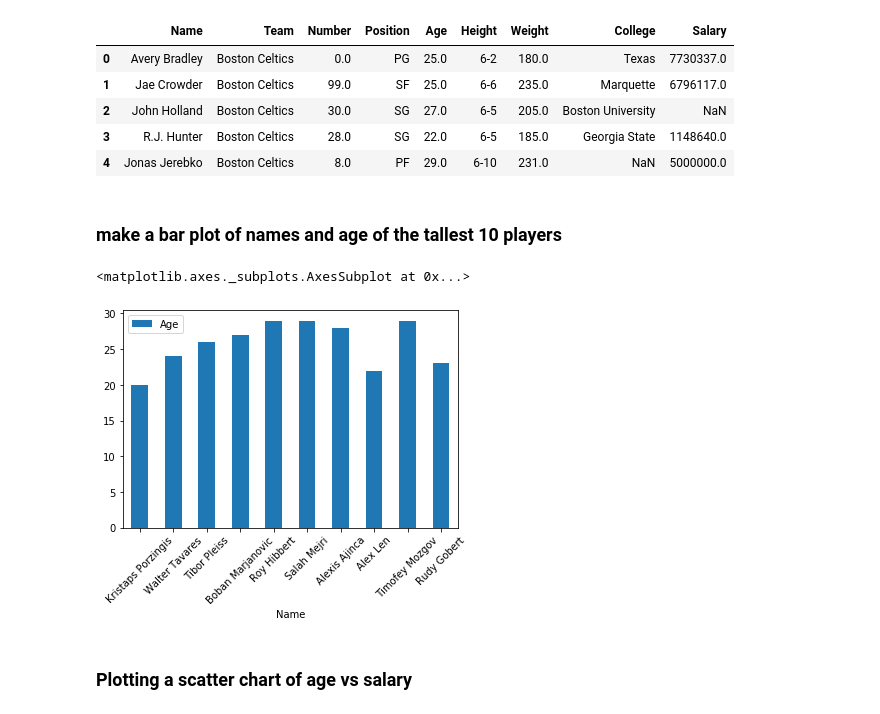
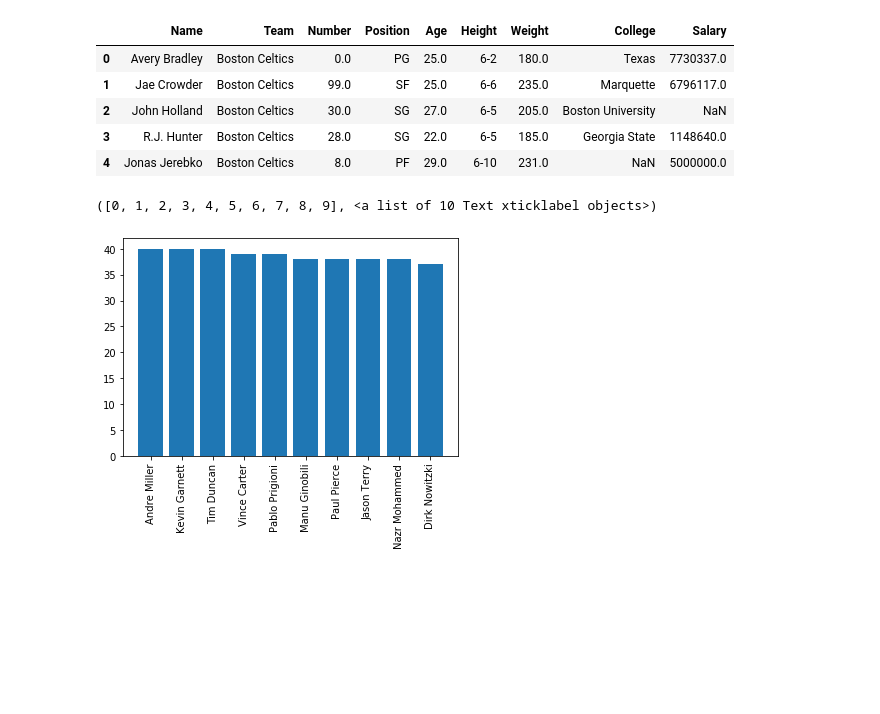
Before and after one commit to otnielba/python-data-exercises, a Jupyter notebook: Matplotlib/Matplotlib-class.ipynb, the cells around one changed output. Cells and saved outputs as stored; diff of their text form; code cells hidden in the pictures; blank space fills up the shorter version.

```diff
--- a/Matplotlib/Matplotlib-class.ipynb
+++ b/Matplotlib/Matplotlib-class.ipynb
@@ -81,13 +215,13 @@ df.head()
 | 2 | John Holland | Boston Celtics | 30.0 | SG | 27.0 | 6-5 | 205.0 | Boston University | NaN |
 | 3 | R.J. Hunter | Boston Celtics | 28.0 | SG | 22.0 | 6-5 | 185.0 | Georgia State | 1148640.0 |
 | 4 | Jonas Jerebko | Boston Celtics | 8.0 | PF | 29.0 | 6-10 | 231.0 | NaN | 5000000.0 |
-# %% [markdown]
-### make a bar plot of names and age of the tallest 10 players
 # %%
-oldest = df.sort_values('Height', ascending=False).iloc[:10, :]
-oldest.plot.bar(x='Name', y='Age', rot=45)
+oldest = df.sort_values('Age', ascending=False).iloc[:10, :]
+x = oldest['Name']
+y = oldest['Age']
+plt.bar(x, y)
+
+plt.xticks(rotation=90)
 # %% [output]
-<matplotlib.axes._subplots.AxesSubplot at 0x...>
+([0, 1, 2, 3, 4, 5, 6, 7, 8, 9], <a list of 10 Text xticklabel objects>)
-[figure, old version]
+[figure, new version]
-# %% [markdown]
-### Plotting a scatter chart of age vs salary
```
Also changed, not shown: parts of 31 cells of this notebook, 3 other files.
